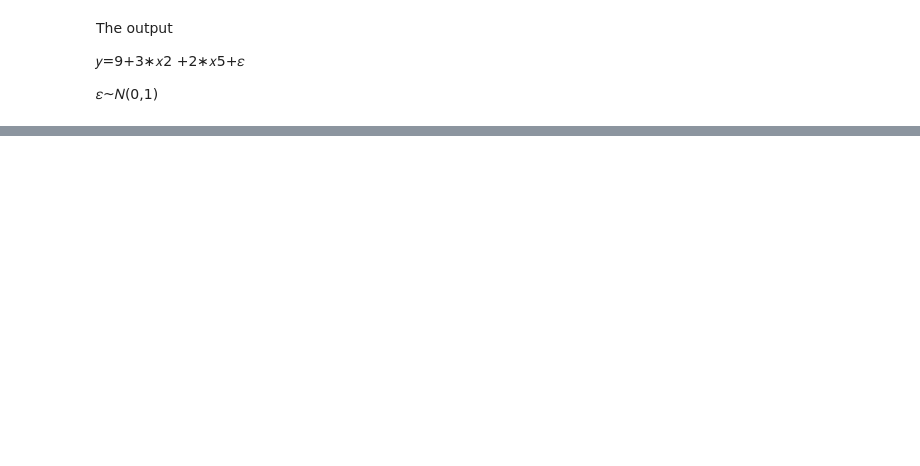
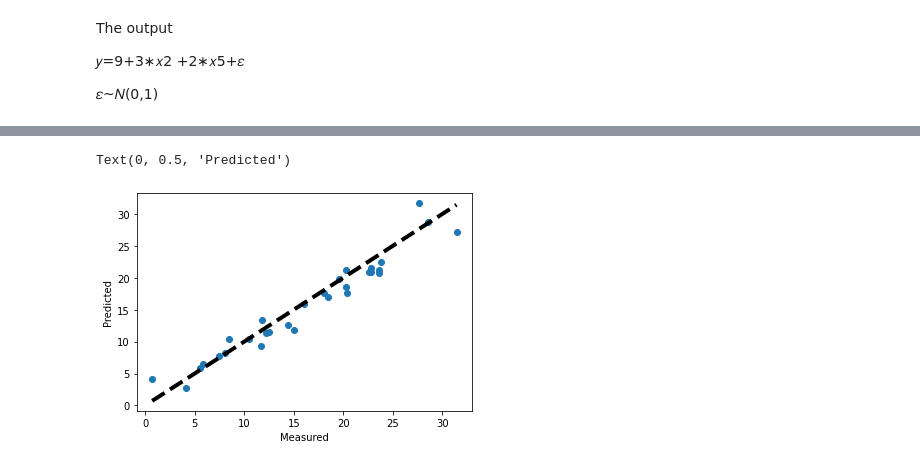
Before and after one commit to gitony0101/homework, a Jupyter notebook: HW5 540.ipynb, the cells around one changed output, grey strips where cells are left out. Drawn from its saved outputs; the diff is of its cells as text; code cells hidden in the pictures; blank space fills up the shorter version.

```diff
--- a/HW5 540.ipynb
+++ b/HW5 540.ipynb
@@ -119,0 +137,7 @@ regr_1 = linear_model.LinearRegression()
+# %%
+X2_train = x_train[:, 0:3]
+X2_test = x_test[:, 0:3]
+# %%
+regr2 = linear_model.LinearRegression()
+regr2.fit(X2_train, y_train)
+pred2_test = regr2.predict(X2_test)
@@ -120,2 +150,11 @@ regr_1 = linear_model.LinearRegression()
+# %%
+fig, ax = plt.subplots()
+ax.scatter(y_test, pred2_test)
+ax.plot([y_test.min(), y_test.max()], [y_test.min(), y_test.max()], 'k--', lw=4)
+ax.set_xlabel('Measured')
+ax.set_ylabel('Predicted')
+# %% [output]
+Text(0, 0.5, 'Predicted')
+[figure, added]
 # %%
 # %% [output]
```
Also changed, not shown: parts of 30 cells of this notebook.
